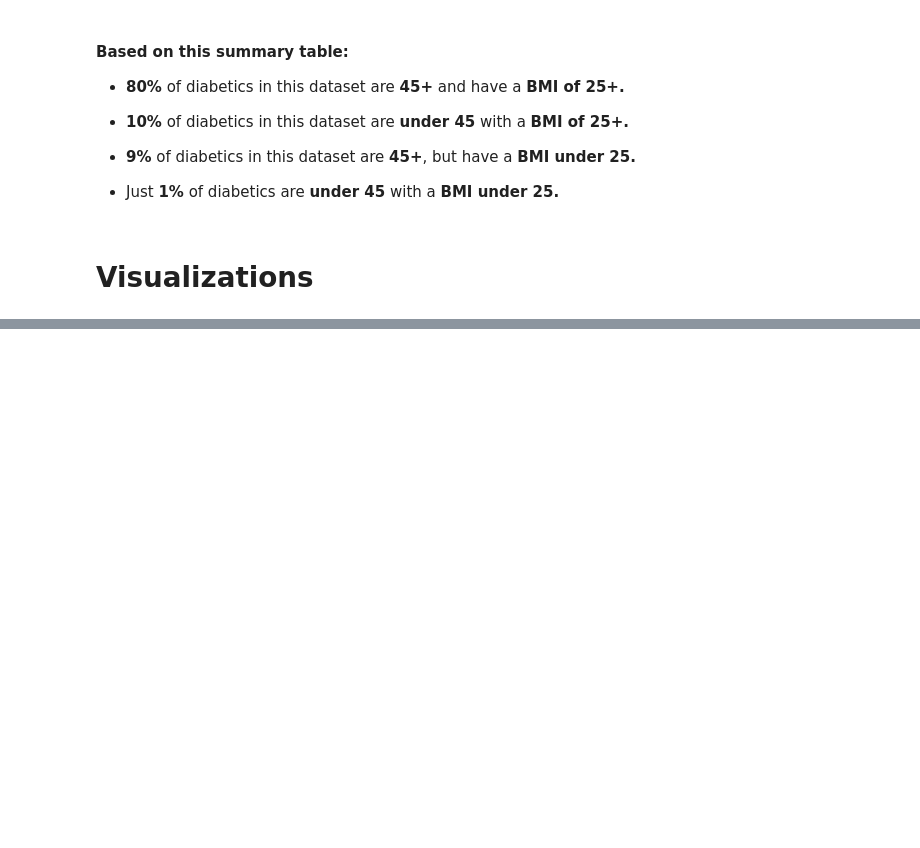
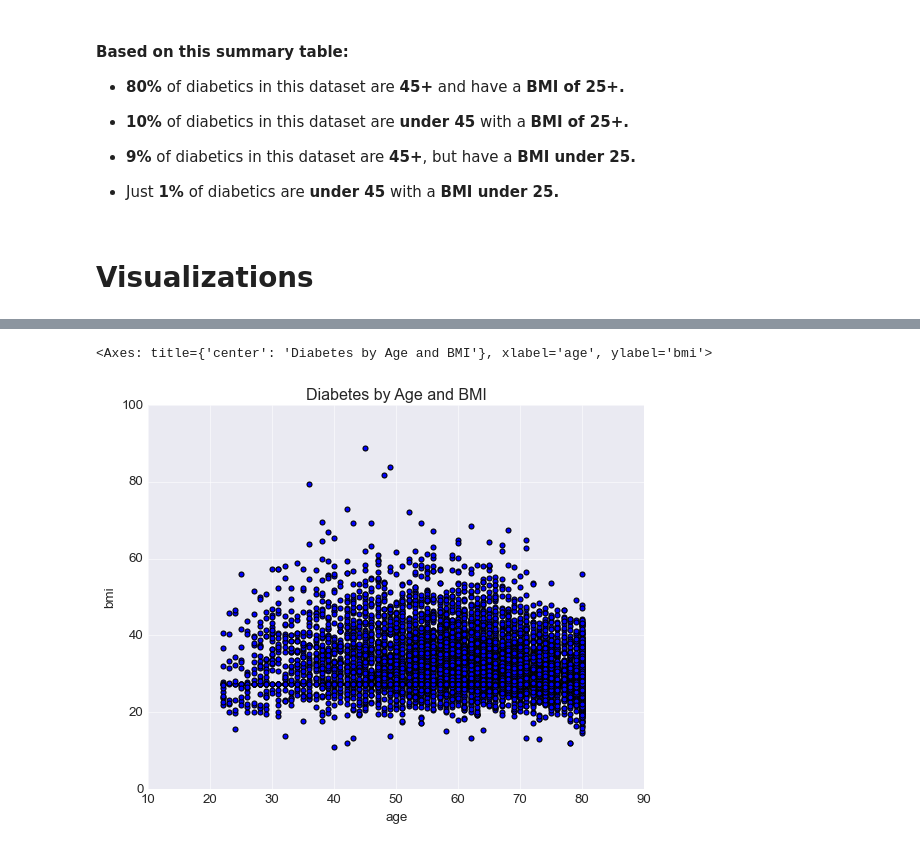
Before and after one commit to K01t0N/project-1, a Jupyter notebook: data_notebook.ipynb, the cells around one changed output, grey strips where cells are left out. Cells and saved outputs as stored; diff of their text form; code cells hidden in the pictures; blank space fills up the shorter version.

```diff
--- a/data_notebook.ipynb
+++ b/data_notebook.ipynb
@@ -241,0 +261,5 @@ summary_3a
+# %%
+diabetes_df.plot.scatter(x='age', y='bmi', title= 'Diabetes by Age and BMI')
+# %% [output]
+<Axes: title={'center': 'Diabetes by Age and BMI'}, xlabel='age', ylabel='bmi'>
+[figure, added]
```
Also changed, not shown: parts of 6 cells of this notebook.
